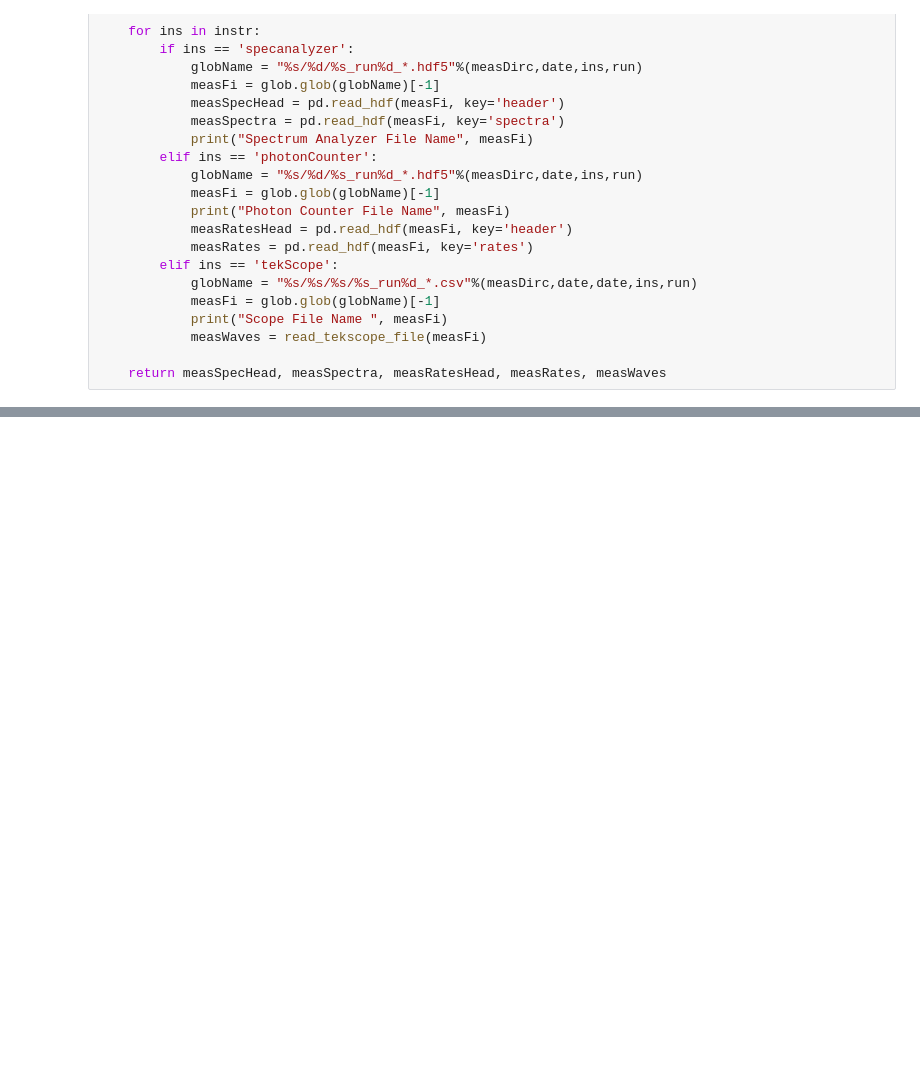
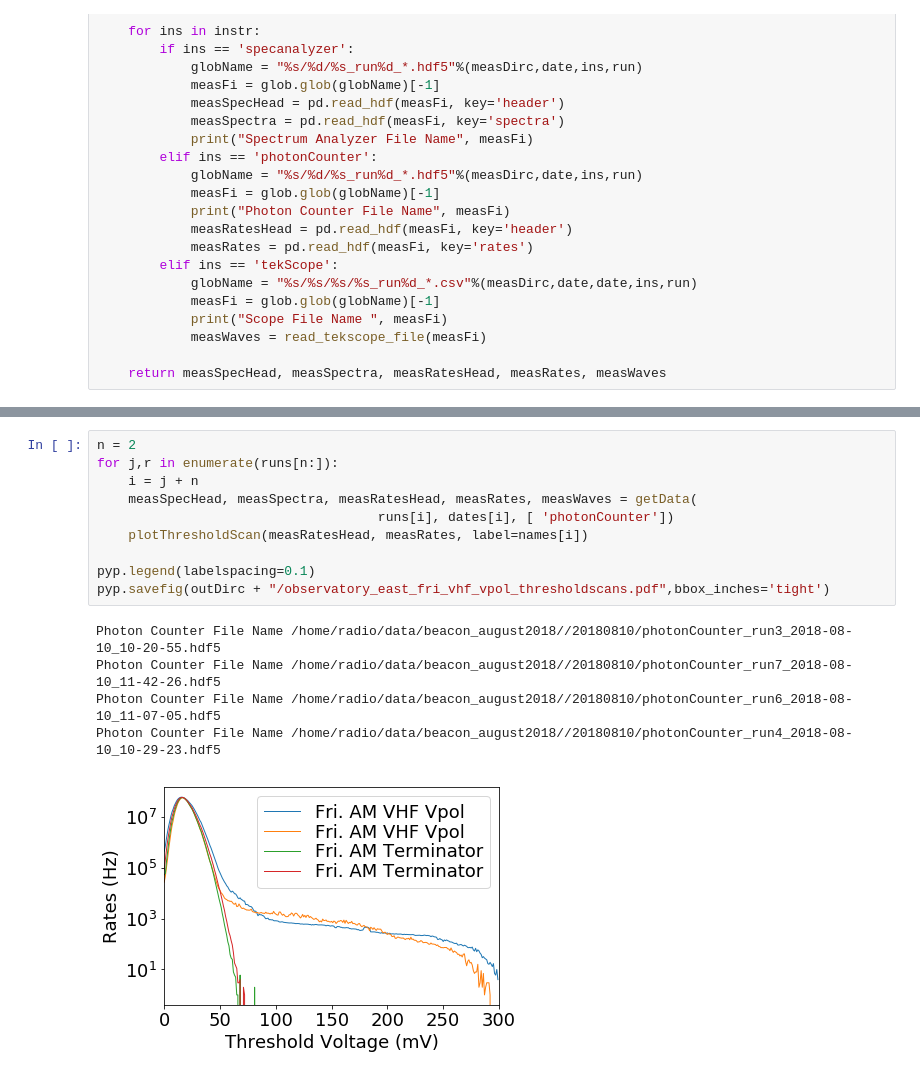
Before and after one commit to swissel/beacon_notebooks, a Jupyter notebook: BEACON August Full Analysis.ipynb, the cells around one changed output, grey strips where cells are left out. Drawn from its saved outputs; the diff is of its cells as text; blank space fills up the shorter version.

```diff
--- a/BEACON August Full Analysis.ipynb
+++ b/BEACON August Full Analysis.ipynb
@@ -484,0 +262,16 @@ pyp.grid(True,which='both')
+# %%
+n = 2
+for j,r in enumerate(runs[n:]):
+    i = j + n
+    measSpecHead, measSpectra, measRatesHead, measRates, measWaves = getData(
+                                    runs[i], dates[i], [ 'photonCounter'])
+    plotThresholdScan(measRatesHead, measRates, label=names[i])
+
+pyp.legend(labelspacing=0.1)
+pyp.savefig(outDirc + "/observatory_east_fri_vhf_vpol_thresholdscans.pdf",bbox_inches='tight')
+# %% [output]
+Photon Counter File Name /home/radio/data/beacon_august2018//20180810/photonCounter_run3_2018-08-10_10-20-55.hdf5
+Photon Counter File Name /home/radio/data/beacon_august2018//20180810/photonCounter_run7_2018-08-10_11-42-26.hdf5
+Photon Counter File Name /home/radio/data/beacon_august2018//20180810/photonCounter_run6_2018-08-10_11-07-05.hdf5
+Photon Counter File Name /home/radio/data/beacon_august2018//20180810/photonCounter_run4_2018-08-10_10-29-23.hdf5
+[figure, added]
```
Also changed, not shown: parts of 92 cells of this notebook, 52 other files.
